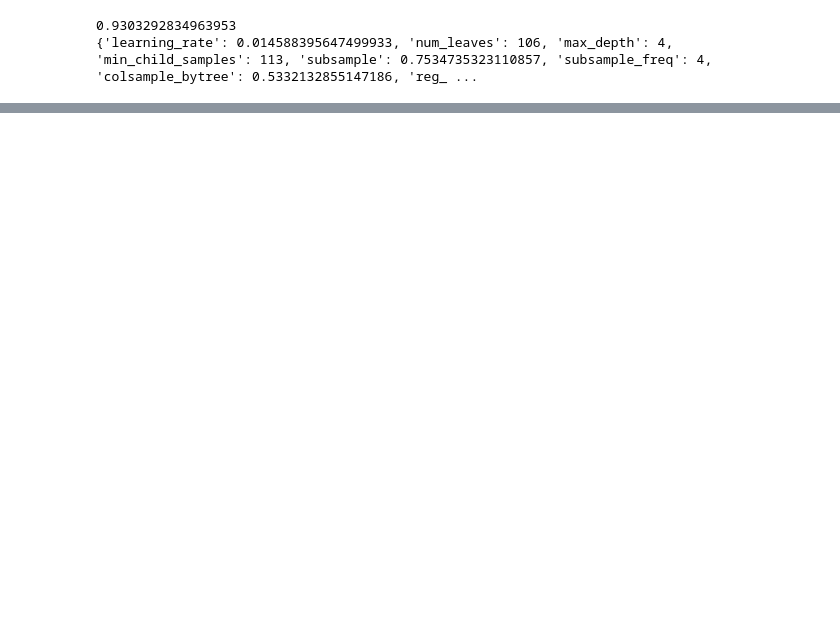
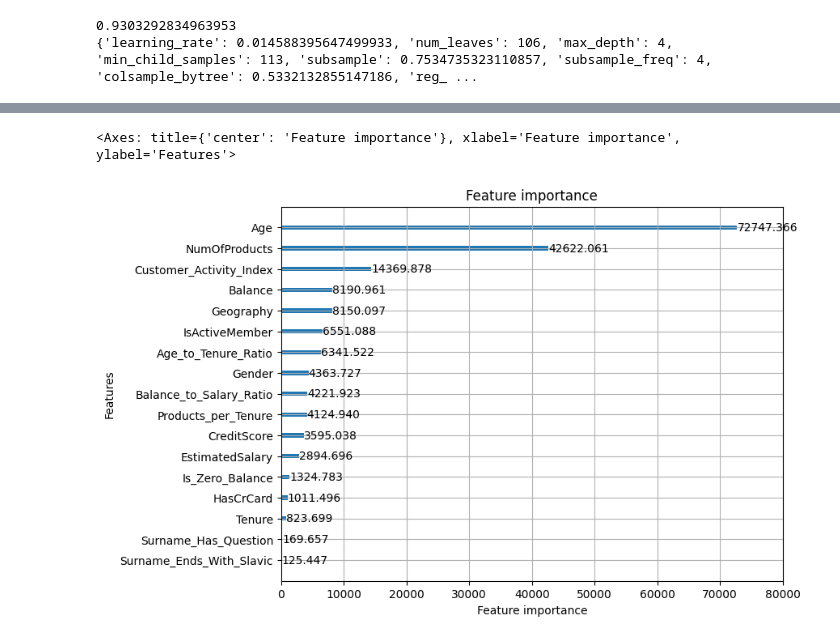
Before and after one commit to gavrilovAlikhan/ML-Practice, a Jupyter notebook: Bank Churn (MLinside)/bank_churn.ipynb, the cells around one changed output, grey strips where cells are left out. Cells and saved outputs as stored; diff of their text form; code cells hidden in the pictures; blank space fills up the shorter version.

```diff
--- a/Bank Churn (MLinside)/bank_churn.ipynb
+++ b/Bank Churn (MLinside)/bank_churn.ipynb
@@ -311,6 +335,9 @@ train_df, test_df, df = load_data(option='colab')
 # %% [output]
 Drive already mounted at /content/drive; to attempt to forcibly remount, call drive.mount("/content/drive", force_remount=True).
 # %%
+# TODO
+# NumOfProducts is not ordinal, add is_3_or_4_products or set as catgory
+# Age × IsActiveMember is a sensible interaction: inactive older customers are the highest-risk group.
 def feature_engineering(df):
   original_columns = df.columns.tolist()
   print("Engineering features...")
@@ -346,6 +373,9 @@ def feature_engineering(df):
   # Convert gended to numbers
   df['Gender'] = df['Gender'].map({'Male': 1, 'Female': 0})
 
+  # Make Geography categorical column:
+  df['Geography'] = df['Geography'].astype("category")
+
   engineered_features = [k for k in df.columns.tolist() if k not in original_columns]
 
   print(f"\nAdded {len(engineered_features)} features")
@@ -566,0 +672,6 @@ OOF AUC: 0.92987
+# %%
+import lightgbm as lgb
+lgb.plot_importance(model, importance_type="gain", max_num_features=20, figsize=(8, 6))
+# %% [output]
+<Axes: title={'center': 'Feature importance'}, xlabel='Feature importance', ylabel='Features'>
+[figure, added]
```
Also changed, not shown: parts of 11 cells of this notebook.
